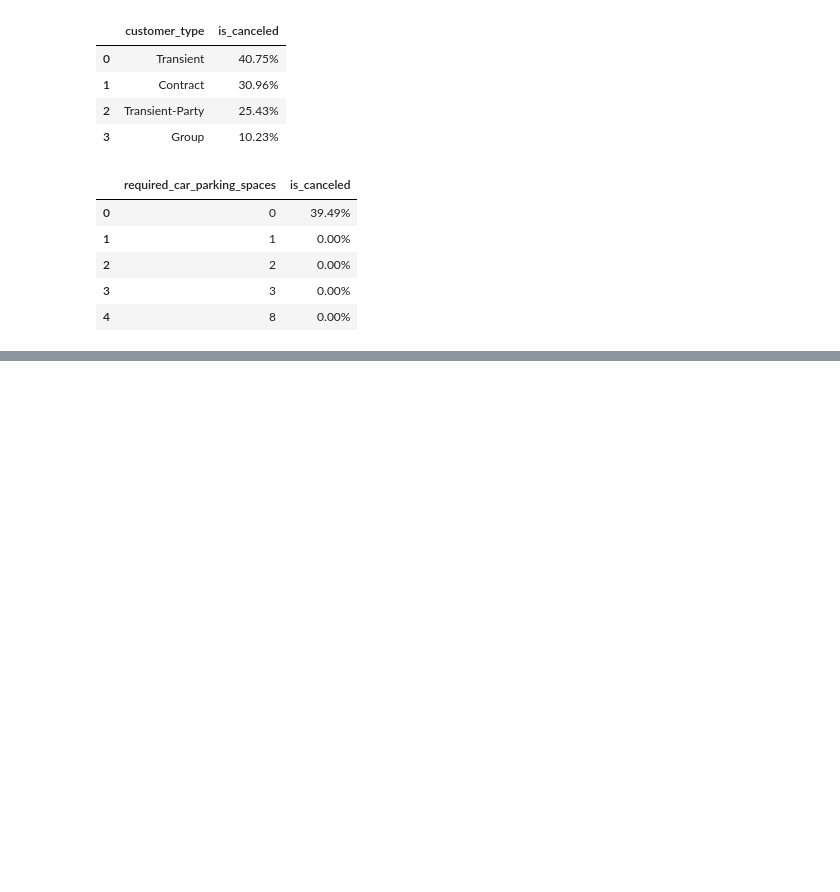
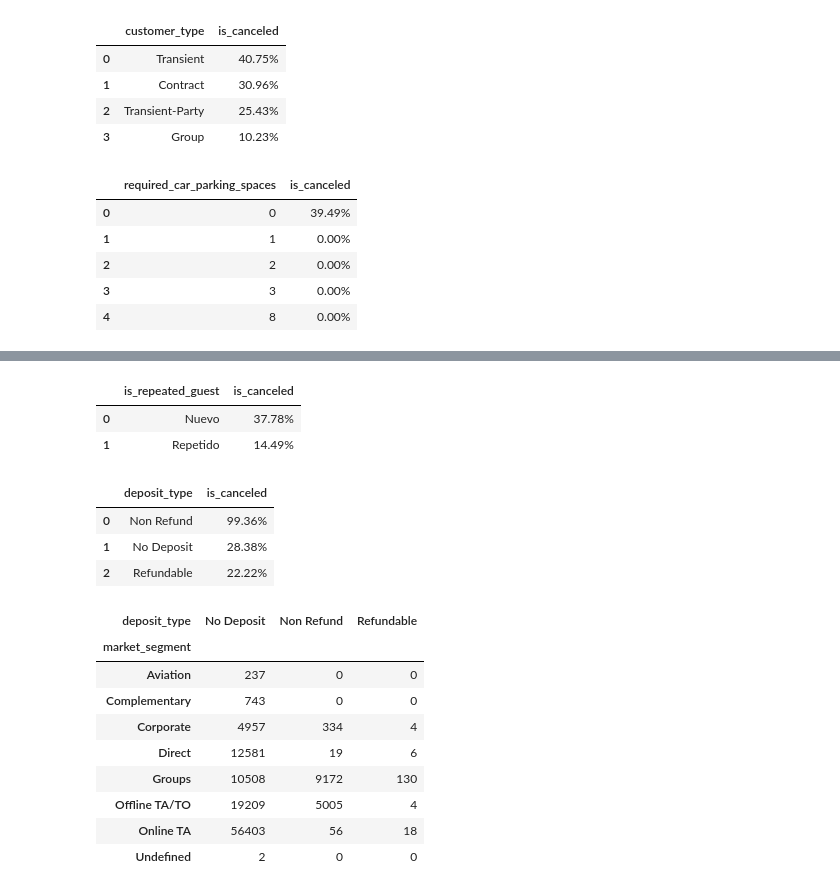
Before and after one commit to luisferdm6/02_analisis_hotelero_pandas, a Jupyter notebook: 01_limpieza_y_agrupaciones_hotel.ipynb, the cells around one changed output, grey strips where cells are left out. Saved outputs shown, nothing was run; the diff lists cells and outputs as text; code cells hidden in the pictures; blank space fills up the shorter version.

```diff
--- a/01_limpieza_y_agrupaciones_hotel.ipynb
+++ b/01_limpieza_y_agrupaciones_hotel.ipynb
@@ -725,0 +740,34 @@ cancelacion_por_parking
+# %%
+cancelacion_fidelidad = df_real.groupby('is_repeated_guest')['is_canceled'].mean().map('{:.2%}'.format).reset_index()
+
+cancelacion_fidelidad['is_repeated_guest'] = cancelacion_fidelidad['is_repeated_guest'].map({0:'Nuevo' , 1:'Repetido'})
+
+cancelacion_fidelidad
+# %% [output]
+|  | is_repeated_guest | is_canceled |
+| 0 | Nuevo | 37.78% |
+| 1 | Repetido | 14.49% |
+# %%
+cancelacion_por_deposito = df_real.groupby('deposit_type')['is_canceled'].mean().sort_values(ascending=False).map('{:.2%}'.format).reset_index()
+
+cancelacion_por_deposito
+# %% [output]
+|  | deposit_type | is_canceled |
+| 0 | Non Refund | 99.36% |
+| 1 | No Deposit | 28.38% |
+| 2 | Refundable | 22.22% |
+# %%
+cruces_deposito = pd.crosstab(df_real['market_segment'], df_real['deposit_type'])
+
+cruces_deposito
+# %% [output]
+| deposit_type | No Deposit | Non Refund | Refundable |
+| market_segment |  |  |  |
+| Aviation | 237 | 0 | 0 |
+| Complementary | 743 | 0 | 0 |
+| Corporate | 4957 | 334 | 4 |
+| Direct | 12581 | 19 | 6 |
+| Groups | 10508 | 9172 | 130 |
+| Offline TA/TO | 19209 | 5005 | 4 |
+| Online TA | 56403 | 56 | 18 |
+| Undefined | 2 | 0 | 0 |
```
Also changed, not shown: parts of 3 cells of this notebook.
